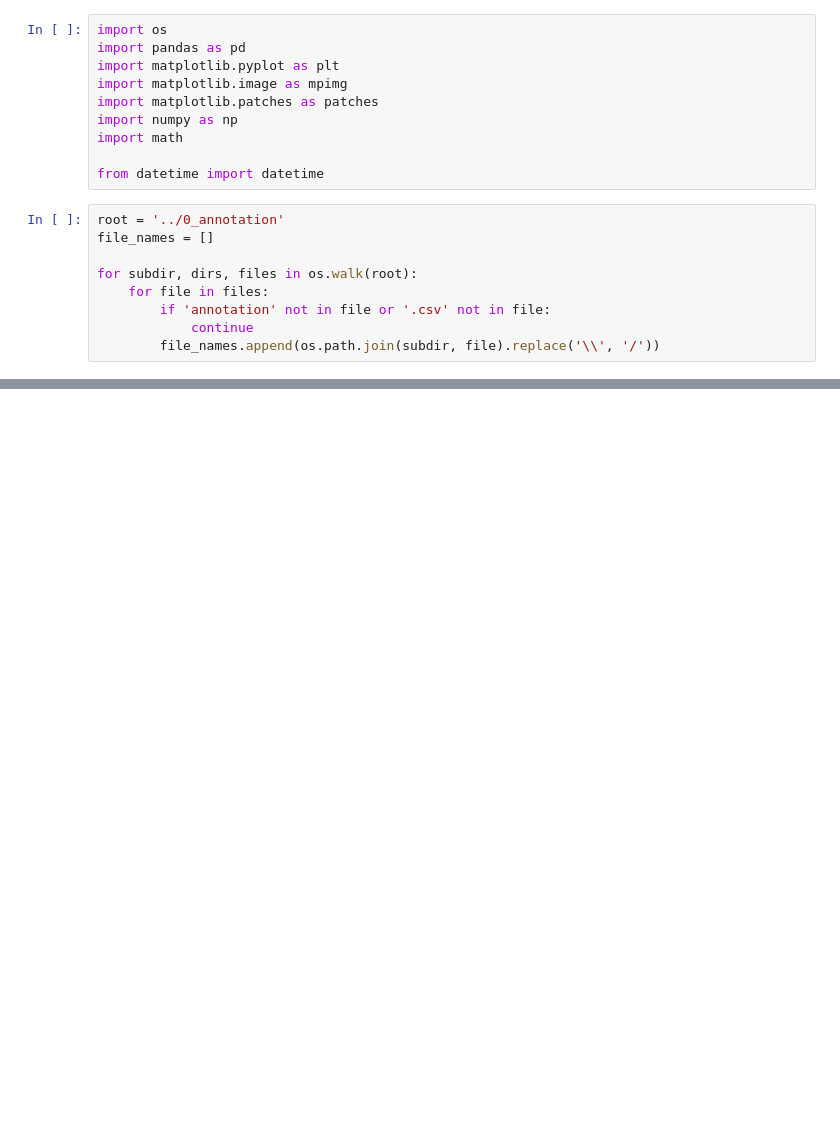
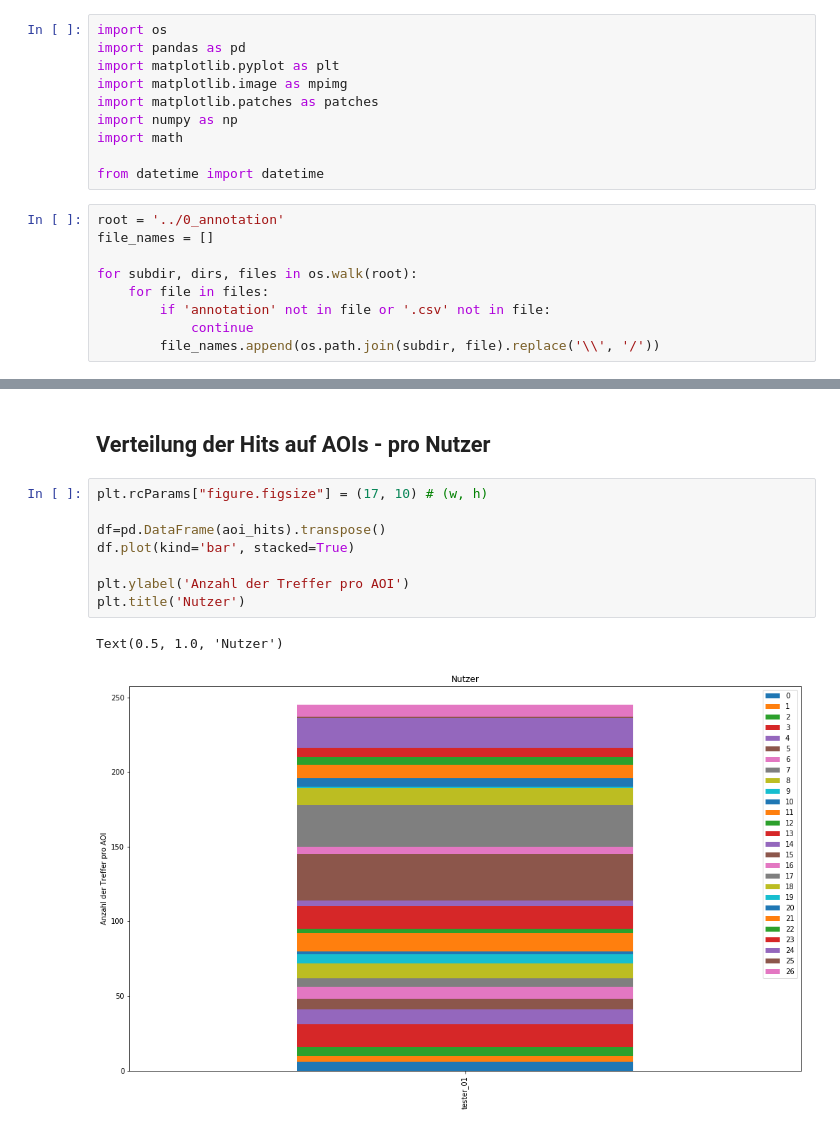
Before and after one commit to marc101101/masterarbeit_eye_tracking, a Jupyter notebook: evaluation/2_data_distribution/0_data_distribution.ipynb, the cells around one changed output, grey strips where cells are left out. Cells and saved outputs as stored; diff of their text form; blank space fills up the shorter version.

```diff
--- a/evaluation/2_data_distribution/0_data_distribution.ipynb
+++ b/evaluation/2_data_distribution/0_data_distribution.ipynb
@@ -112,0 +144,13 @@ Verhältnis zwischen Gesicht (97.73%) und Blick(2.27%)
+# %% [markdown]
+## Verteilung der Hits  auf AOIs - pro Nutzer
+# %%
+plt.rcParams["figure.figsize"] = (17, 10) # (w, h)
+
+df=pd.DataFrame(aoi_hits).transpose()
+df.plot(kind='bar', stacked=True)
+
+plt.ylabel('Anzahl der Treffer pro AOI')
+plt.title('Nutzer')
+# %% [output]
+Text(0.5, 1.0, 'Nutzer')
+[figure, added]
```
Also changed, not shown: parts of 15 cells of this notebook, 2 other files.
